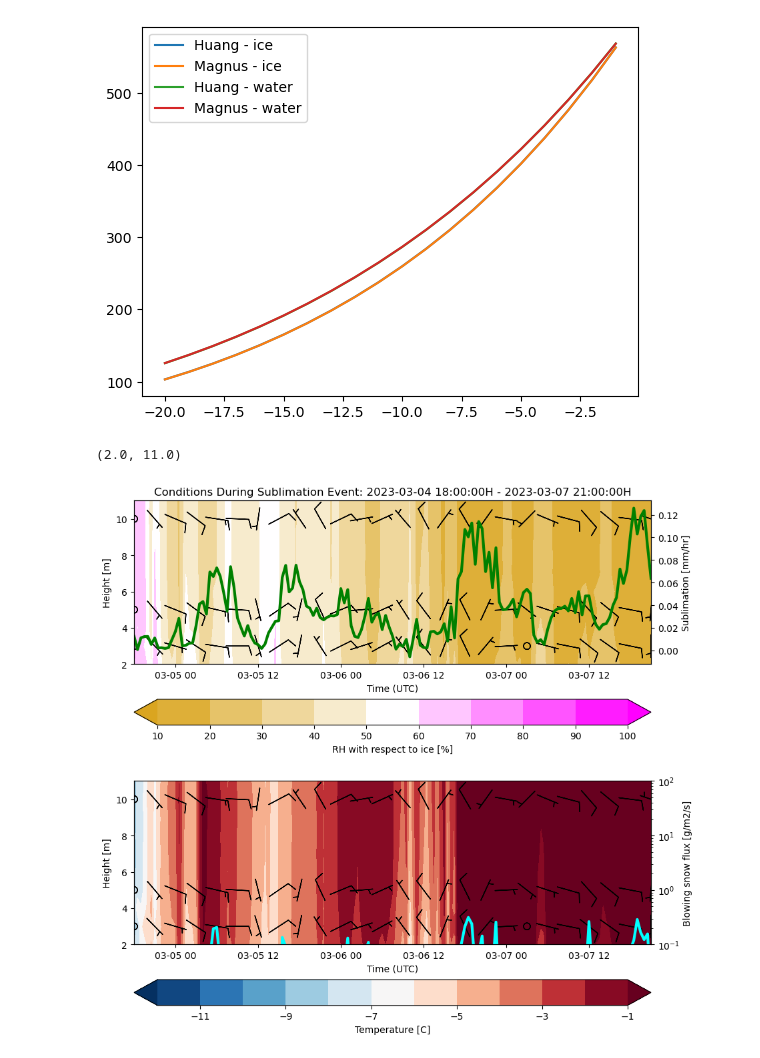
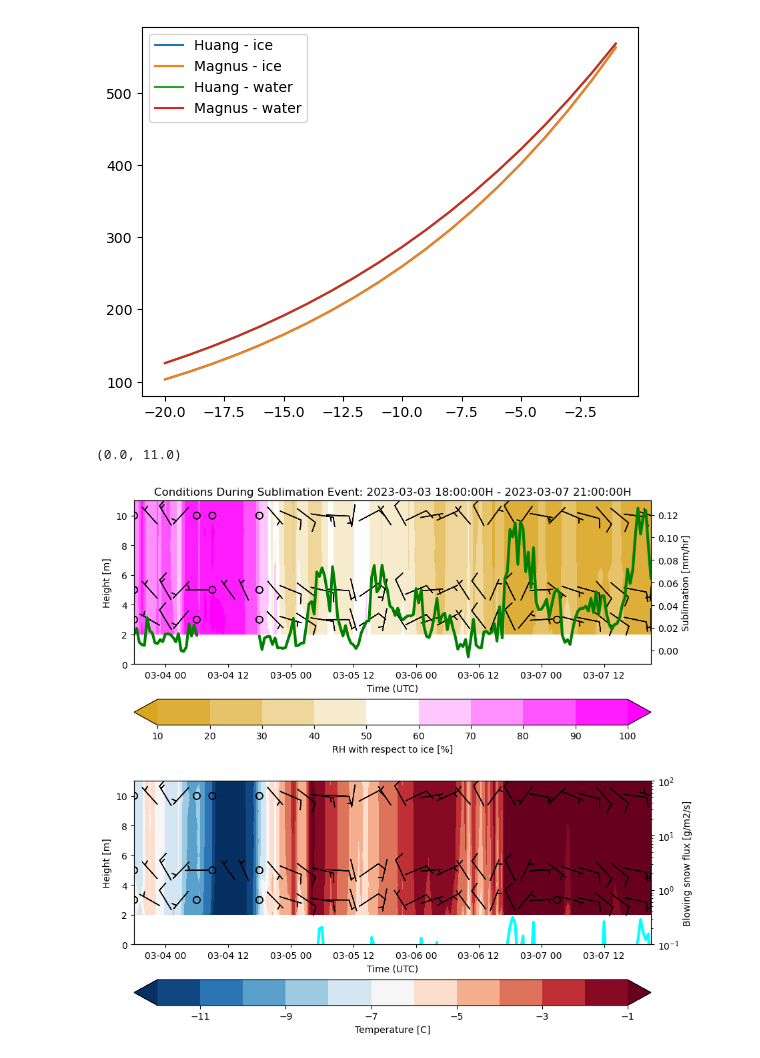
Before and after one commit to dlhogan97/Synoptic-Sublimation, a Jupyter notebook: 02_analysis/data_exploration/20_large_sublimation_event_profiles.ipynb, the cells around one changed output. Saved outputs shown, nothing was run; the diff lists cells and outputs as text; code cells hidden in the pictures.

Commit message:
visualization improvements

```diff
--- a/02_analysis/data_exploration/20_large_sublimation_event_profiles.ipynb
+++ b/02_analysis/data_exploration/20_large_sublimation_event_profiles.ipynb
@@ -47,3 +84,9 @@ sos_30min = sos_30min.assign(R_lw_down = ((sos_30min.Rpile_in_9m_d + (sos_30min.
+# %%
+# surface temperature
+sos_30min = sos_30min.assign(Tsurfapogee_d=apogee2temp(sos_30min,'d'))
+sos_30min = sos_30min.assign(Tsurfapogee_c=apogee2temp(sos_30min,'c'))
+sos_30min = sos_30min.assign(Tsurfapogee_uw=apogee2temp(sos_30min,'uw'))
+sos_30min = sos_30min.assign(Tsurfapogee_ue=apogee2temp(sos_30min,'ue'))
 # %%
 sos_30min_RH = sos_30min[[var for var in hf.TEMPERATURE_VARIABLES if 'RH' in var]]
 sos_30min_T = sos_30min[[var for var in hf.TEMPERATURE_VARIABLES if 'T' in var]]
@@ -122,13 +171,13 @@ long_events = [['2022-12-02 12:00:00', '2022-12-03 00:00:00'],
  ['2023-02-26 15:00:00', '2023-02-27 03:00:00'],
  ['2023-02-28 09:00:00', '2023-02-28 21:00:00'],
 #  ['2023-03-03 18:00:00', '2023-03-04 06:00:00'],
- ['2023-03-04 18:00:00', '2023-03-07 21:00:00'],
+ ['2023-03-03 18:00:00', '2023-03-07 21:00:00'],
  ['2023-03-09 06:00:00', '2023-03-10 00:00:00'],
  ['2023-03-24 15:00:00', '2023-03-25 03:00:00'],
  ['2023-03-31 09:00:00', '2023-04-01 00:00:00']]
 
 short_events = [['2023-02-05 09:00:00', '2023-02-06 06:00:00'],
- ['2023-03-08 9:00:00', '2023-03-09 18:00:00'],
+ ['2023-03-08 6:00:00', '2023-03-09 21:00:00'],
  ['2023-03-30 12:00:00', '2023-03-31 12:00:00']]
 # %%
 # now lets select a large sublimation event to visualize
@@ -200,41 +252,44 @@ ax2.plot(sos_30min_sublimation_sel.time, sos_30min_sublimation_sel, color='green
 ax2.set_ylabel('Sublimation [mm/hr]')
 # add wind barbs at 10m every 9 measurements
 barb_increments = dict(half=2.5, full=5, flag=26)
-interval = 6
+if len(sos_30min_winds_sel.time) > 36:
+    interval = 6
+else:
+    interval = 3
 barb_data = [[create_wind_barbs(sos_30min_winds_sel, 3)],
              [create_wind_barbs(sos_30min_winds_sel, 5)],
              [create_wind_barbs(sos_30min_winds_sel, 10)]]
             #  [create_wind_barbs(sos_30min_winds_sel, 15)],
             #  [create_wind_barbs(sos_30min_winds_sel, 20)]]
 for i in barb_data:
     u,v,time,level = i[0]
     ax.barbs(time[::interval], level[::interval], u[::interval], v[::interval], length=7, barb_increments=barb_increments, pivot='middle')
 
 fig.colorbar(c_rh, ax=ax, label='RH with respect to ice [%]', orientation='horizontal')
 ax.set_title(f'Conditions During Sublimation Event: {start}H - {end}H')
 ax.set_xlabel('Time (UTC)')
 ax.set_ylabel('Height [m]')
-ax.set_ylim(2,11)
+ax.set_ylim(0,11)
 
 
 # Second plot contours of temperature
 ax= axs[1]
 
 c_t = ax.contourf(x, y, z_t, cmap='RdBu_r', levels=np.arange(-12,0,1), extend='both')
 for i in barb_data:
     u,v,time,level = i[0]
     ax.barbs(time[::interval], level[::interval], u[::interval], v[::interval], length=7, barb_increments=barb_increments, pivot='middle')
 ax2 = ax.twinx()
 # also think of adding the sublimation rate
 ax2.plot(sos_30min_bsf_sel.time.values, sos_30min_bsf_sel.values, color='cyan', linestyle='-', lw=3, label='Blowing snow flux [g/m2/s]')
 ax2.set_ylabel('Blowing snow flux [g/m2/s]')
 ax2.set_yscale('log')
 ax2.set_ylim(0.1, 100)
 # create third y-axis for blowing snow flux
 fig.colorbar(c_t, ax=ax, label='Temperature [C]', orientation='horizontal')
 ax.set_xlabel('Time (UTC)')
 ax.set_ylabel('Height [m]')
-ax.set_ylim(2,11)
+ax.set_ylim(0,11)
 # %% [output]
-(2.0, 11.0)
+(0.0, 11.0)
-[figure, old version]
+[figure, new version]
```
Also changed, not shown: parts of 8 cells of this notebook.
